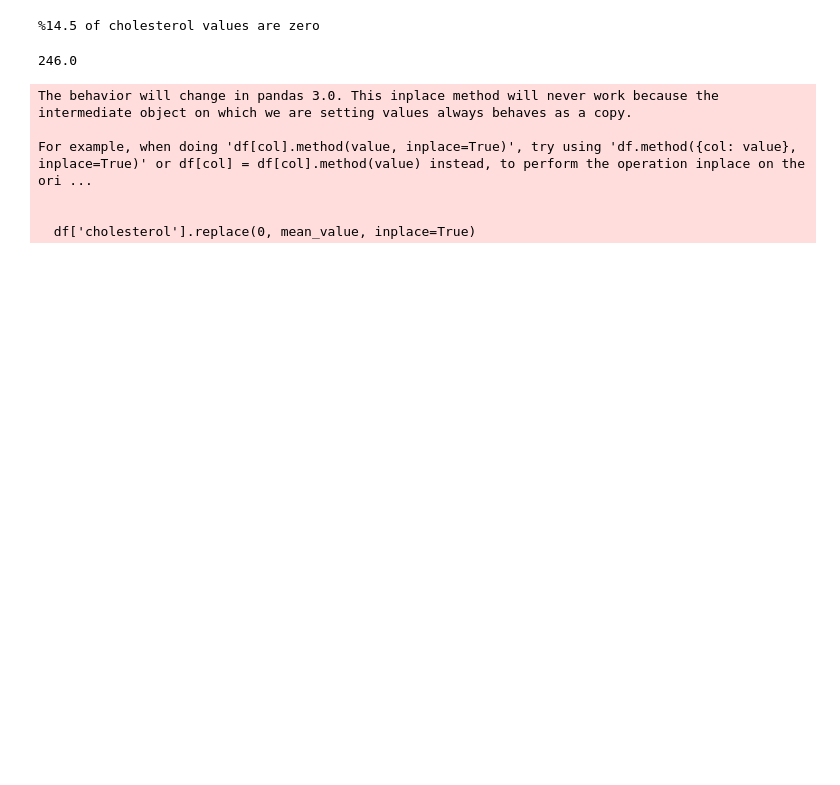
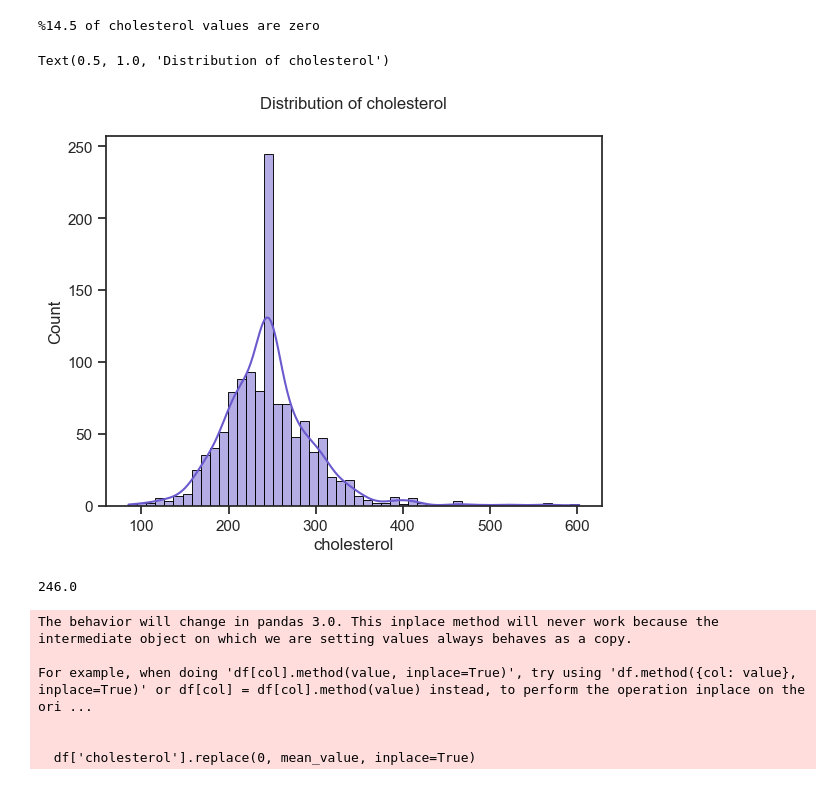
Before and after one commit to arda92a/Data-Mining-Project, a Jupyter notebook: project.ipynb, the cells around one changed output. Drawn from its saved outputs; the diff is of its cells as text; code cells hidden in the pictures; blank space fills up the shorter version.

```diff
--- a/project.ipynb
+++ b/project.ipynb
@@ -268,6 +303,12 @@ msn.bar(df)
 print( "%" + str(round(sum(df['cholesterol'] == 0) / len(df) * 100, 1)) + " of cholesterol values are zero")
 # %% [output]
 %14.5 of cholesterol values are zero
+# %%
+sns.histplot(data=df,x="cholesterol",kde=True,color="slateblue",edgecolor="black")
+plt.title("Distribution of cholesterol")
+# %% [output]
+Text(0.5, 1.0, 'Distribution of cholesterol')
+[figure, added]
 # %%
 mean_value = df[df["cholesterol"] != 0]["cholesterol"].mean().round()
 mean_value
```
Also changed, not shown: parts of 5 cells of this notebook, 7 other files.
